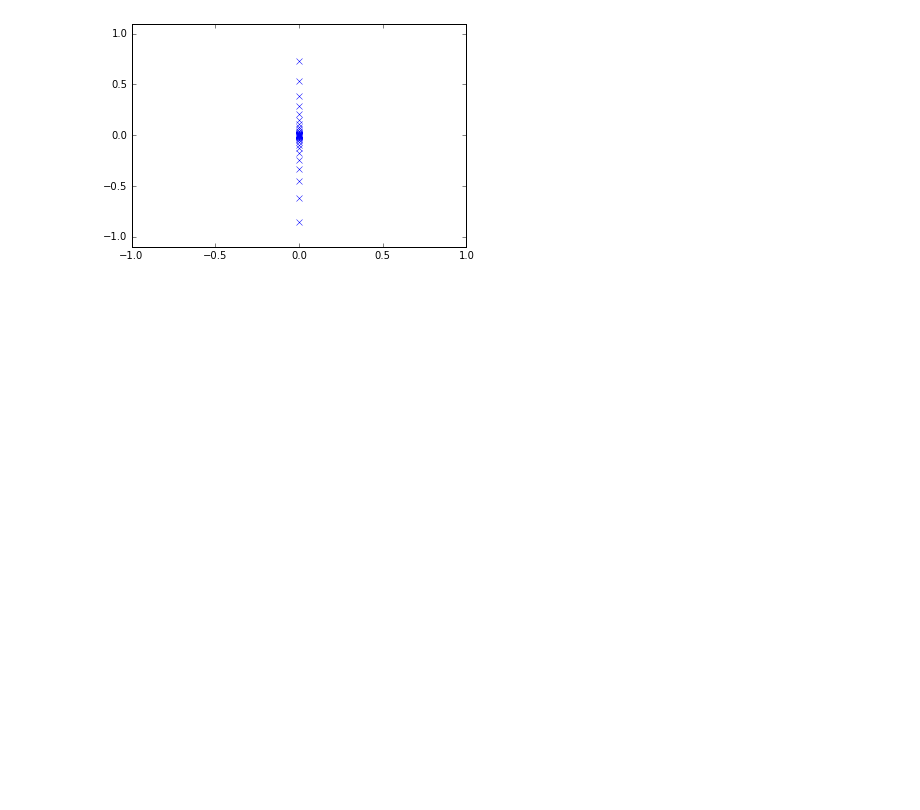
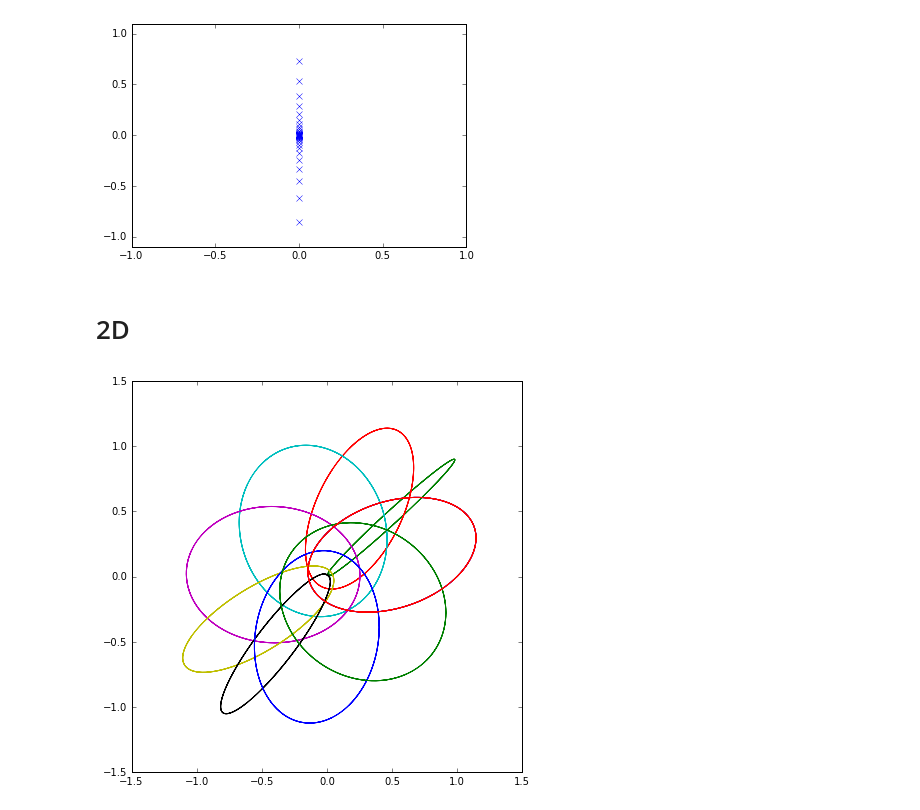
Before and after one commit to diegohdzrjk/Fisica-Computacional-2017-1, a Jupyter notebook: Raices del oscilador y poincare.ipynb, the cells around one changed output. Drawn from its saved outputs; the diff is of its cells as text; code cells hidden in the pictures; blank space fills up the shorter version.

```diff
--- a/Raices del oscilador y poincare.ipynb
+++ b/Raices del oscilador y poincare.ipynb
@@ -84,3 +84,25 @@ plot(puntos[:,0], puntos[:,1], 'x')
 # %% [output]
 [<matplotlib.lines.Line2D at 0x...>]
 [figure]
+# %% [markdown]
+# 2D
+# %%
+def ec_mov(x, t, epsilon=1.):
+    r32 = sqrt(x[0]*x[0]+x[1]*x[1])**3
+    ddx = -x[0]/r32
+    ddy = -x[1]/r32
+    return array([x[2],epsilon*x[3],ddx, ddy])
+
+def energia(x, epsilon=1.):
+    return 0.5*(x[2]*x[2]+epsilon*x[3]*x[3])-1./sqrt(x[0]*x[0]+x[1]*x[1])
+# %%
+t = linspace(0, 10, 2000)
+fig = figure(figsize=(7,7))
+ax = fig.add_subplot(111)
+
+for ang in linspace(0, 2*pi, 10):
+    p_ini = array([cos(ang), sin(ang), 0.5, 0.5])
+    sol = odeint(ec_mov, p_ini, t)
+    ax.plot(sol[:,0],sol[:,1])
+# %% [output]
+[figure, added]
```
Also changed, not shown: parts of 2 cells of this notebook.
